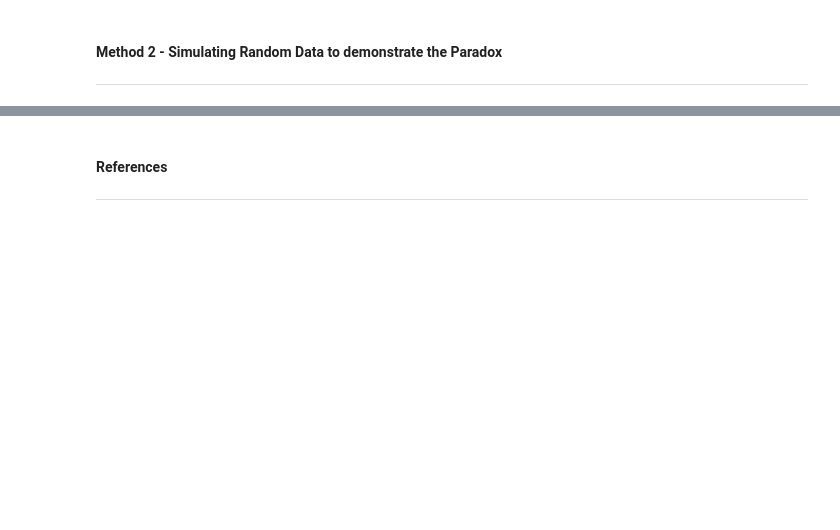
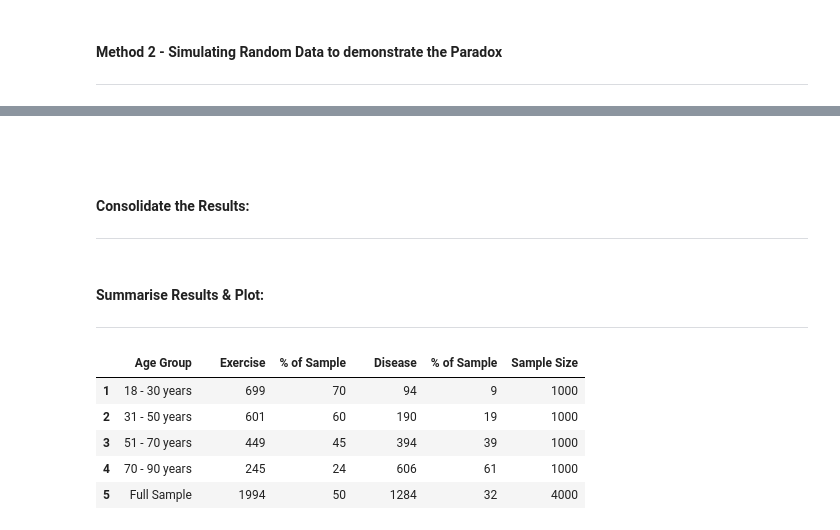
Before and after one commit to Fiona-600/Data-Analytics-2020-Tasks, a Jupyter notebook: Task-4/Task 3 & 4 .ipynb, the cells around one changed output, grey strips where cells are left out. Cells and saved outputs as stored; diff of their text form; code cells hidden in the pictures; blank space fills up the shorter version.

Commit message:
task 4 -summary table added

```diff
--- a/Task-4/Task 3 & 4 .ipynb
+++ b/Task-4/Task 3 & 4 .ipynb
@@ -425,16 +433,13 @@ The total number in the sample that suffered with disease is  : 100 i.e 10.0 %
 # %%
-## Dataset 2: Simulate the scenario demonstrating the link between disease and exercise in adults between 31 and 50 years old:
-
-import numpy as np
+## Dataset 2: Simulate the scenario demonstrating the link between disease and exercise in adults between 30 and 49 years old:
 
 print("\nDataset 2")
 low_age_limit2 = 30
-up_age_limit2  = 51
+up_age_limit2  = 50
 sample_size2 = 1000
 Prob_Ex2 = 0.60      #Probability of exercising regularly in the sample
 Prob_Disex2 = 0.2    #Probability of contracting a disease for those that exercised regularly
 Prob_Disnoex2 = 0.3  #Probability of contracting a disease for those that did not exercise regularly
-
 np.random.seed(0)
 age2 = np.random.randint(low_age_limit2,up_age_limit2,size = sample_size2)
 x2 = np.random.binomial(1, Prob_Ex2, size = sample_size2)
@@ -453,13 +458,11 @@ for i2 in x2:
             Frequency2 [item2] = 1
 
 print ("\nSample Results - Age Group between",low_age_limit2,"and",(up_age_limit2-1),":\n")
-print("Age Profile Sampled:\n")
+print("Age Profile Sampled {Age:Frequency}:\n")
 print (Frequency2,"\n")
 print("Total Samples:",sample_size2,"\n")
-Sumx2 = np.sum(x2, 0)
-print("The total number in the sample undertaking regular exercise is:",Sumx2, "i.e", round((Sumx2/sample_size2)*100,1),"%")
-Sumy2 = np.sum(y2, 0)
-print("The total number in the sample that suffered with disease is  :",Sumy2, "i.e", round((Sumy2/sample_size2)*100,1),"%")
+print("The total number in the sample undertaking regular exercise is:",sum(x2), "i.e", round((sum(x2)/sample_size2)*100,1),"%")
+print("The total number in the sample that suffered with disease is  :",sum(y2), "i.e", round((sum(y2)/sample_size2)*100,1),"%")
 # %% [output]
 Dataset 2
 
@@ -588,3 +571,5 @@ from tables import *
 # %% [markdown]
-#### References
-***
+<BR>
+# %% [markdown]
+#### Consolidate the Results:
+***
@@ -590,0 +580,20 @@ from tables import *
+# %% [markdown]
+#### Summarise Results & Plot:
+***
+# %%
+import pandas as pd
+pd.options.display.float_format = '{:,.0f}'.format
+pd.set_option("display.colheader_justify","left")
+
+dataset = [["18 - 30 years","",sum(x1),sum(x1)/sample_size1*100,"",sum(y1),sum(y1)/sample_size1*100,len(x1)],["31 - 50 years","",sum(x2),sum(x2)/sample_size2*100,"",sum(y2),sum(y2)/sample_size2*100,len(x2)],
+           ["51 - 70 years","",sum(x3),sum(x3)/sample_size3*100,"",sum(y3),sum(y3)/sample_size3*100,len(x3)],["70 - 90 years","",sum(x4),sum(x4)/sample_size4*100,"",sum(y4),sum(y4)/sample_size4*100,len(x4)],
+           ["Full Sample","",sum(consolx),sum(consolx)/len(consolx)*100,"",sum(consoly),sum(consoly)/len(consoly)*100,len(consoly)]]
+
+pd.DataFrame(dataset, columns = ["Age Group","","Exercise", "% of Sample","","Disease","% of Sample","Sample Size"], index=[1,2,3,4,5])
+# %% [output]
+|  | Age Group |  | Exercise | % of Sample |  | Disease | % of Sample | Sample Size |
+| 1 | 18 - 30 years |  | 699 | 70 |  | 94 | 9 | 1000 |
+| 2 | 31 - 50 years |  | 601 | 60 |  | 190 | 19 | 1000 |
+| 3 | 51 - 70 years |  | 449 | 45 |  | 394 | 39 | 1000 |
+| 4 | 70 - 90 years |  | 245 | 24 |  | 606 | 61 | 1000 |
+| 5 | Full Sample |  | 1994 | 50 |  | 1284 | 32 | 4000 |
```
Also changed, not shown: parts of 19 cells of this notebook.
